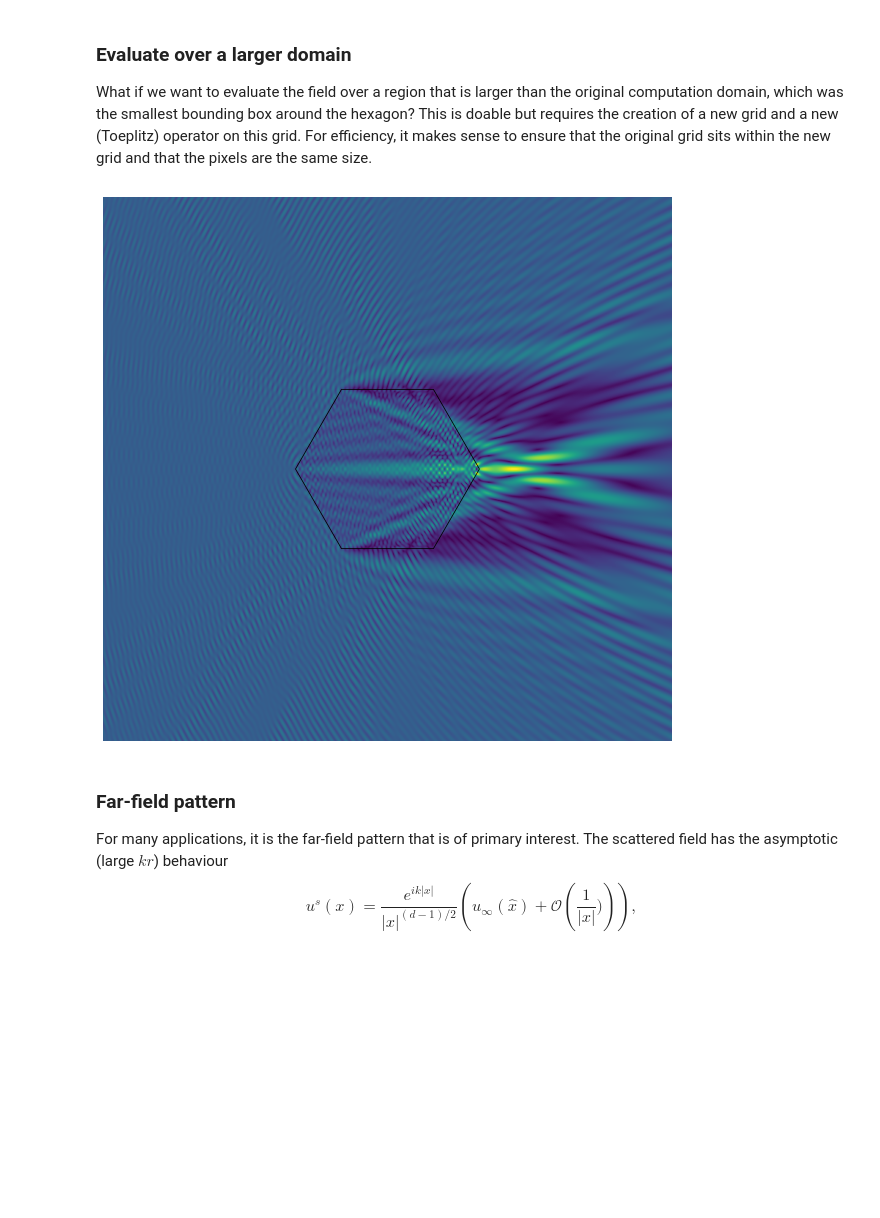
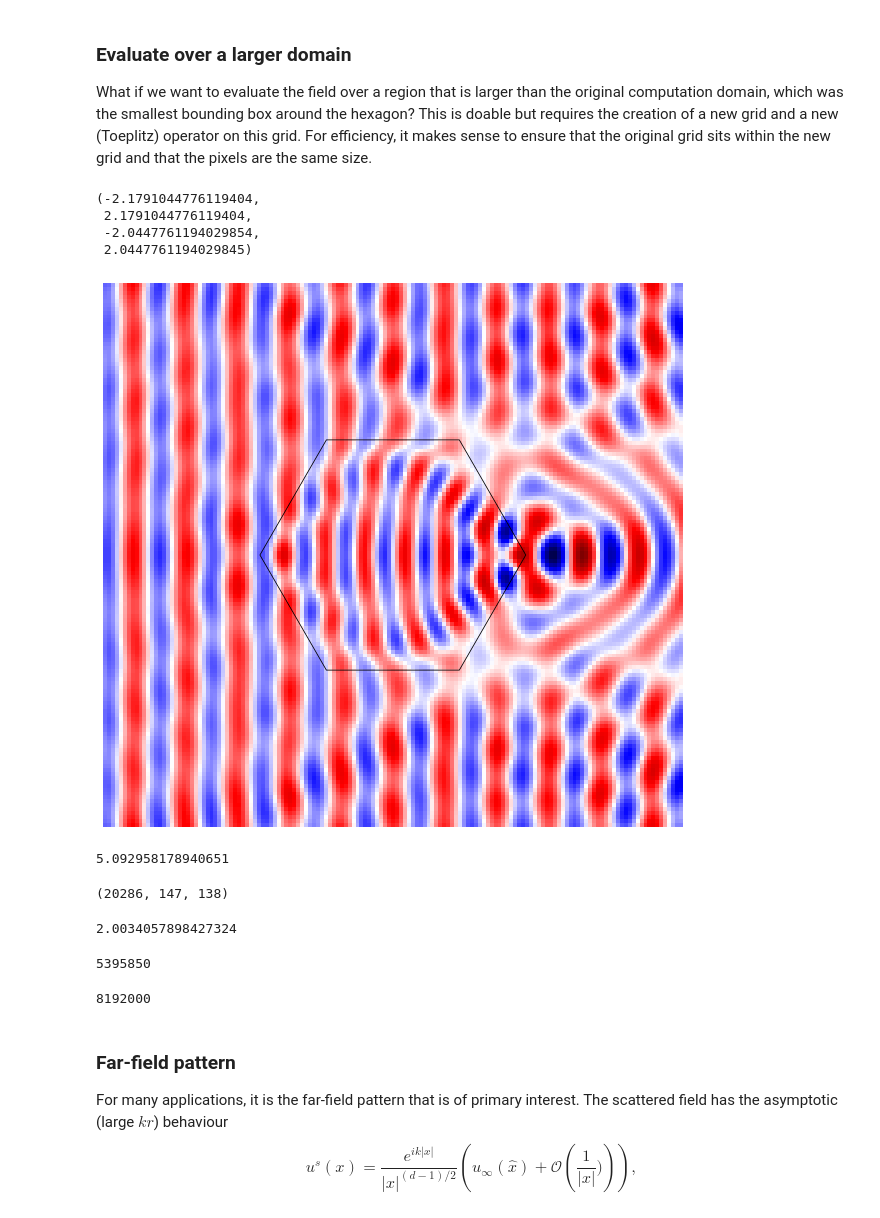
Before and after one commit to samuelpgroth/vines, a Jupyter notebook: demo/acoustics/demo1_far_field_for_hexagon.ipynb, the cells around one changed output. Saved outputs shown, nothing was run; the diff lists cells and outputs as text; code cells hidden in the pictures; blank space fills up the shorter version.

```diff
--- a/demo/acoustics/demo1_far_field_for_hexagon.ipynb
+++ b/demo/acoustics/demo1_far_field_for_hexagon.ipynb
@@ -41,7 +41,7 @@ $$
 $$
 # %%
 # Set problem parameters and discretization resolution
-ko = 60          # wavenumber
+ko = 32         # wavenumber
 refInd = 1.31     # refractive index
 shape = 'hex'    # choose shape (hex, circle, ellipse)
 radius = 1       # radius of shape
@@ -155,7 +159,8 @@ wy = r[0, -1, 1] - r[0, 0, 1] + dx
 # %%
 # Create a larger domain for field evaluation
 # Let's make the new domain the original one previous plus a border or width w_extra
-w_extra = lambda_ext * 20
+w_extra = lambda_ext * 3
+# w_extra = 0.5
 # Now adjust to make sure pixels of new ones will equal the original ones
 nn = np.ceil(w_extra / dx)
 wx_big = 2 * nn * dx + wx
@@ -196,22 +201,48 @@ u_big = u_inc_big + u_sca_big
 # %%
 matplotlib.rcParams.update({'font.size': 20})
 plt.rc('text', usetex=True)
 plt.rc('font', family='serif')
 fig = plt.figure(figsize=(16, 10))
 ax = fig.gca()
-plt.imshow(np.abs(u_big.T), extent=[r_big[0, 0, 0], r_big[-1, 0, 0], r_big[0, 0, 1], r_big[0, -1, 1]],
-           cmap=plt.cm.get_cmap('viridis'), interpolation='spline16')
+# plt.imshow(np.abs(u_big.T), extent=[r_big[0, 0, 0], r_big[-1, 0, 0], r_big[0, 0, 1], r_big[0, -1, 1]],
+#            cmap=plt.cm.get_cmap('viridis'), interpolation='spline16')
+plt.imshow(np.real(u_big.T), extent=[r_big[0, 0, 0], r_big[-1, 0, 0], r_big[0, 0, 1], r_big[0, -1, 1]],
+           cmap=plt.cm.get_cmap('seismic'), interpolation='none')
 
 polygon = Polygon(verts, facecolor="none",
               edgecolor='black', lw=0.8)
 plt.gca().add_patch(polygon)
 plt.axis('off')
-fig.savefig('results/hex_abs.png')
+# fig.savefig('results/hex_k10_pixel.png')
 # plt.xlabel('$x$')
 # plt.ylabel('$y$')
 # plt.colorbar()
 # %% [output]
+(-2.1791044776119404,
+ 2.1791044776119404,
+ -2.0447761194029854,
+ 2.0447761194029845)
-[figure, old version]
+[figure, new version]
+# %%
+2/lambda_ext
+# %% [output]
+5.092958178940651
+# %%
+M_big*N_big, M_big, N_big
+# %% [output]
+(20286, 147, 138)
+# %%
+dx/0.0149
+# %% [output]
+2.0034057898427324
+# %%
+M_big*N_big*50
+# %% [output]
+5395850
+# %%
+32000*256
+# %% [output]
+8192000
 # %% [markdown]
 ### Far-field pattern
 For many applications, it is the far-field pattern that is of primary interest. The scattered field has the asymptotic (large $kr$) behaviour
```
Also changed, not shown: parts of 4 cells of this notebook, 14 other files.
